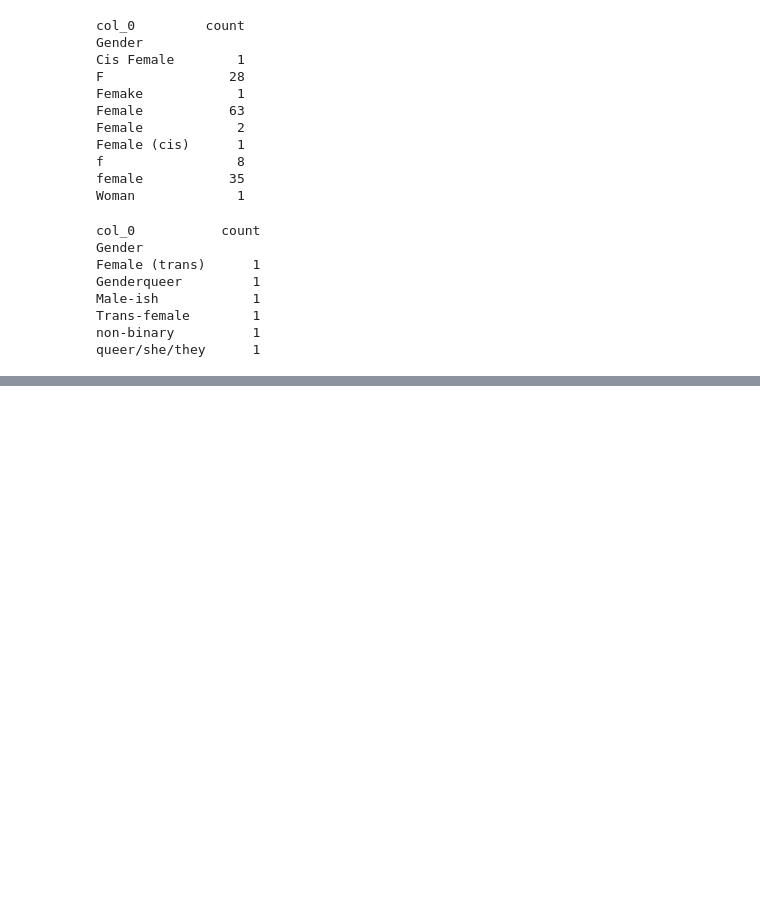
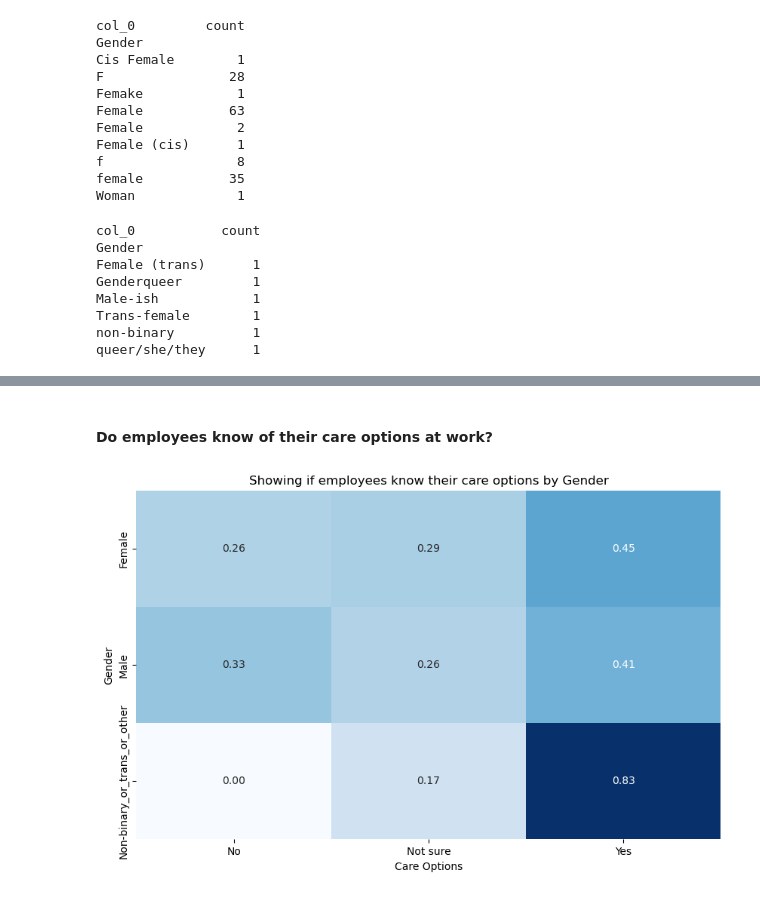
Before and after one commit to ubco-W2022T2-data301/project-group-group-49, a Jupyter notebook: analysis/analysis2.ipynb, the cells around one changed output, grey strips where cells are left out. Saved outputs shown, nothing was run; the diff lists cells and outputs as text; code cells hidden in the pictures; blank space fills up the shorter version.

```diff
--- a/analysis/analysis2.ipynb
+++ b/analysis/analysis2.ipynb
@@ -282,0 +308,15 @@ plt.show()
+# %% [markdown]
+#### Do employees know of their care options at work?
+# %%
+ct = pd.crosstab(data['Gender'], data['care_options'], normalize='index')
+
+# Create the heat map
+fig, ax = plt.subplots(figsize=(10, 6))
+sns.heatmap(ct, annot=True, cmap='Blues', fmt='.2f', cbar=False, ax=ax)
+ax.set_xlabel('Care Options')
+ax.set_ylabel('Gender')
+ax.set_title('Showing if employees know their care options by Gender')
+
+plt.show()
+# %% [output]
+[figure, added]
```
Also changed, not shown: parts of 42 cells of this notebook, 3 other files.
